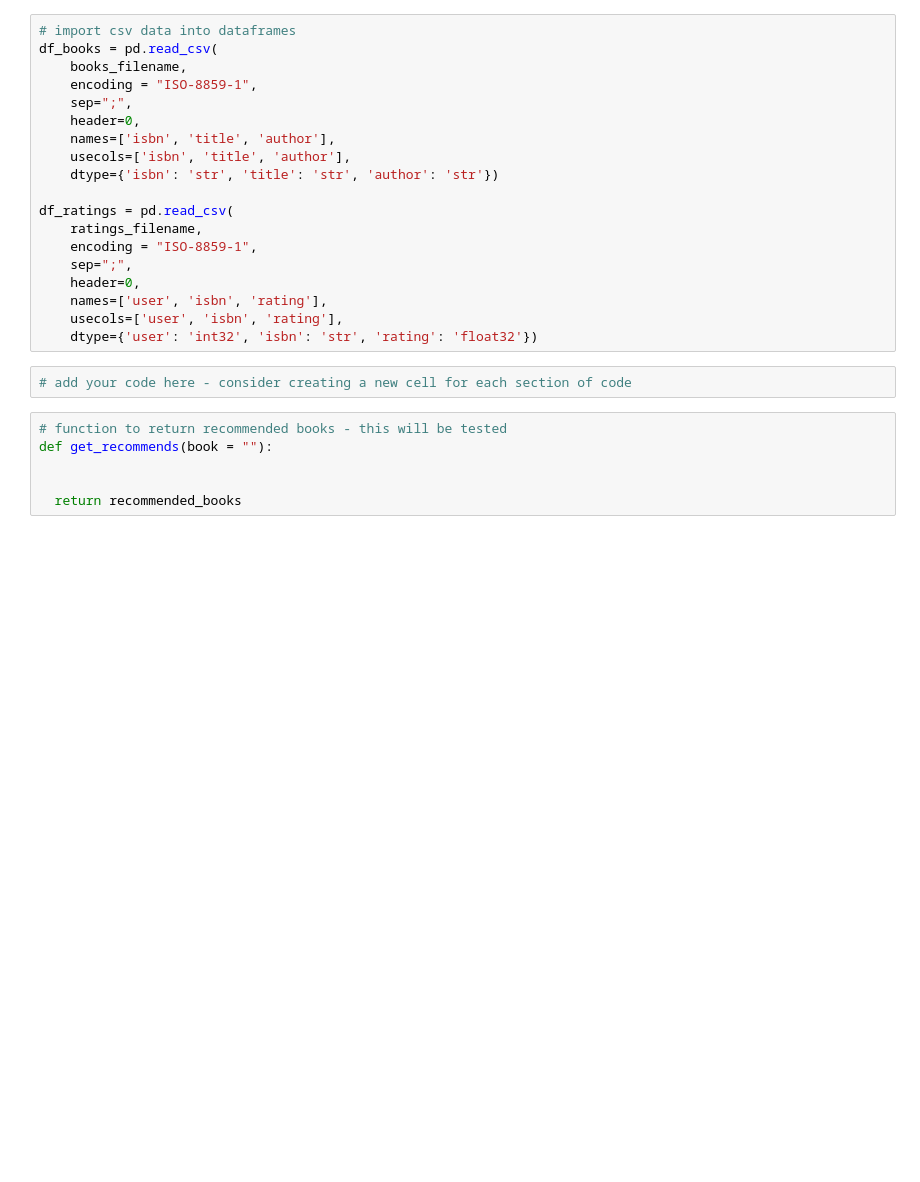
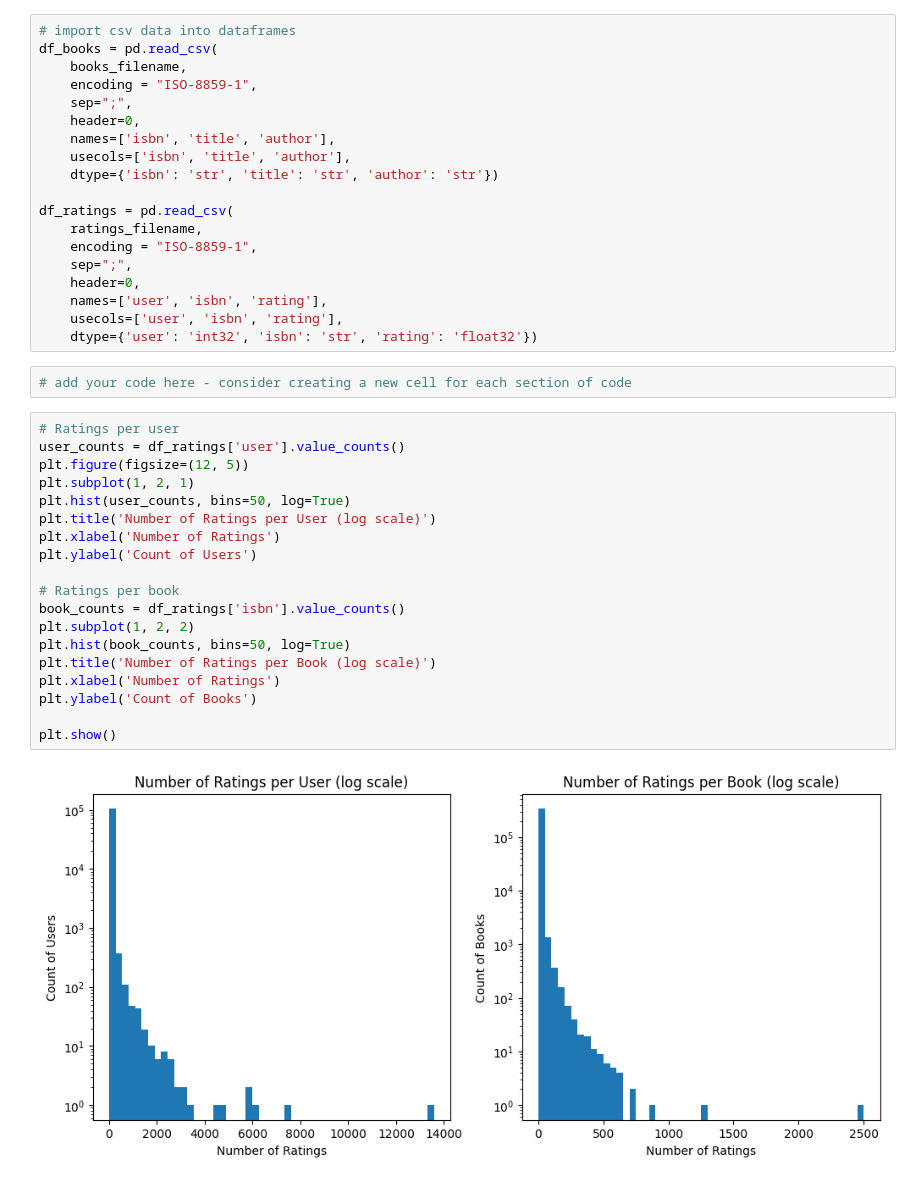
Before and after one commit to akhilmenonh/fcc_ml_with_python, a Jupyter notebook: fcc_book_recommendation_knn.ipynb, the cells around one changed output. Cells and saved outputs as stored; diff of their text form; blank space fills up the shorter version.

```diff
--- a/fcc_book_recommendation_knn.ipynb
+++ b/fcc_book_recommendation_knn.ipynb
@@ -36,9 +53,24 @@ df_ratings = pd.read_csv(
     dtype={'user': 'int32', 'isbn': 'str', 'rating': 'float32'})
 # %%
 # add your code here - consider creating a new cell for each section of code
-# %%
-# function to return recommended books - this will be tested
-def get_recommends(book = ""):
-
-
-  return recommended_books
+# %%
+# Ratings per user
+user_counts = df_ratings['user'].value_counts()
+plt.figure(figsize=(12, 5))
+plt.subplot(1, 2, 1)
+plt.hist(user_counts, bins=50, log=True)
+plt.title('Number of Ratings per User (log scale)')
+plt.xlabel('Number of Ratings')
+plt.ylabel('Count of Users')
+
+# Ratings per book
+book_counts = df_ratings['isbn'].value_counts()
+plt.subplot(1, 2, 2)
+plt.hist(book_counts, bins=50, log=True)
+plt.title('Number of Ratings per Book (log scale)')
+plt.xlabel('Number of Ratings')
+plt.ylabel('Count of Books')
+
+plt.show()
+# %% [output]
+[figure, added]
```
Also changed, not shown: parts of 9 cells of this notebook.
